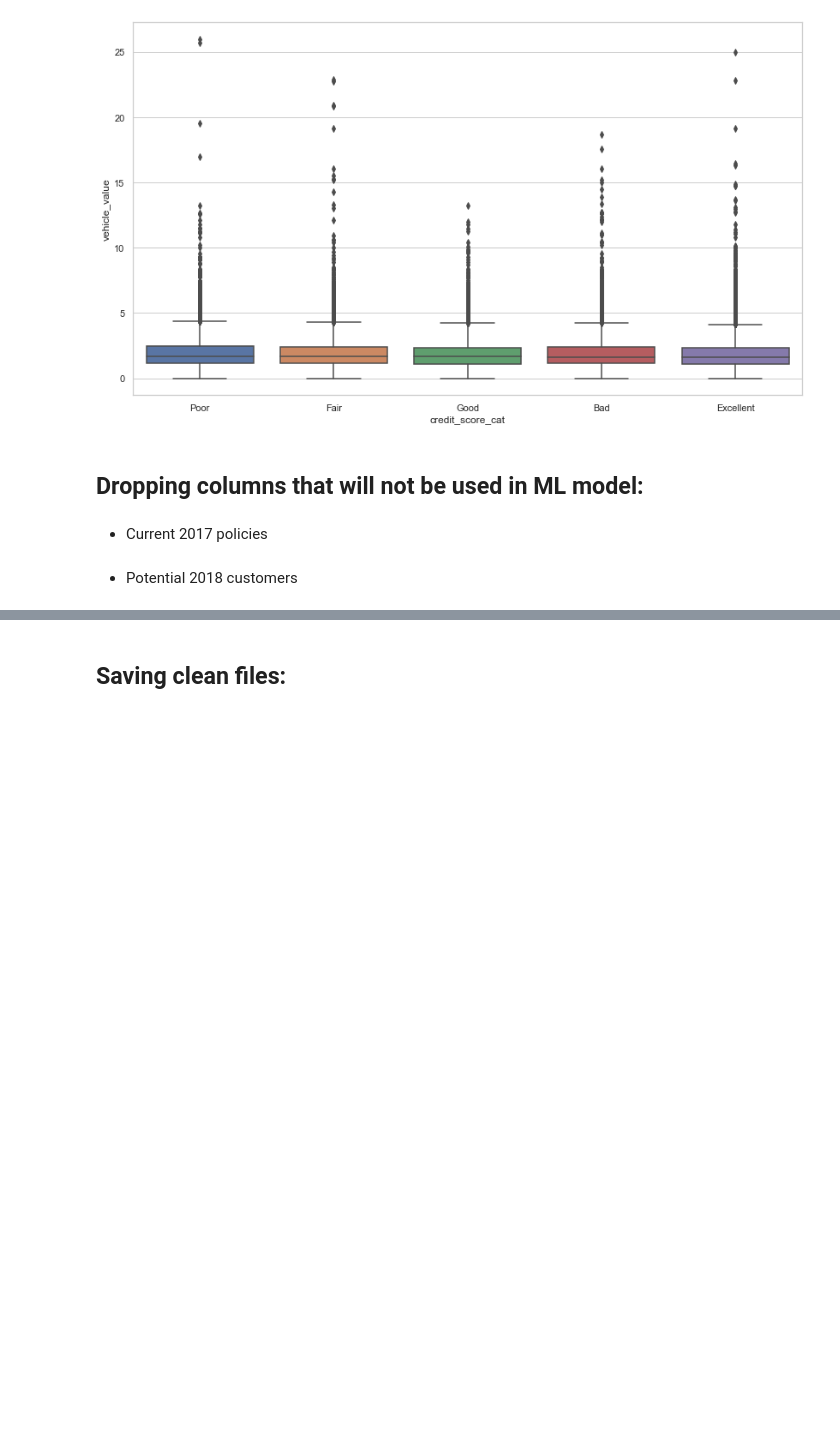
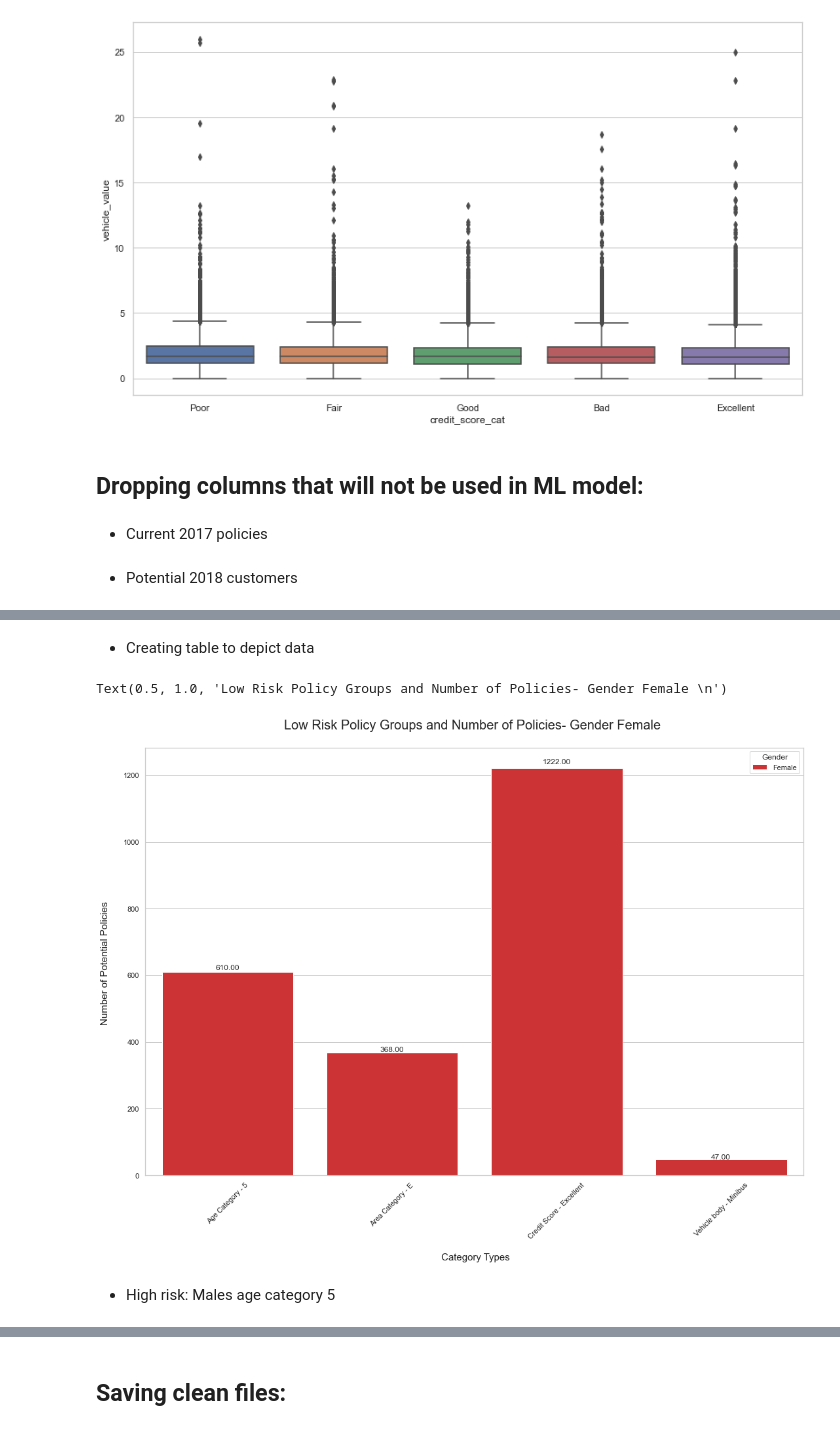
Before and after one commit to suhitasva/Auto_Insurance_Study, a Jupyter notebook: case_study_code_file.ipynb, the cells around one changed output, grey strips where cells are left out. Drawn from its saved outputs; the diff is of its cells as text; code cells hidden in the pictures; blank space fills up the shorter version.

```diff
--- a/case_study_code_file.ipynb
+++ b/case_study_code_file.ipynb
@@ -1065,0 +1148,31 @@ auto_potential_2018.drop(['quote_number'], axis=1, inplace=True)
+# %% [markdown]
+- Creating table to depict data
+# %%
+data = {'Gender': ['Female', 'Female', 'Female','Female'],
+        'Categories': ['Age Category - 5','Area Category - E',
+                       'Credit Score - Excellent', 'Vehicle body - Minibus'],
+        'Number of Potential Policies': [610,368,1222,47]}
+
+# convert to DataFrame
+
+lowrisk_df = pd.DataFrame(data)
+lowrisk_df
+
+# Graphical representation
+
+plt.figure(figsize=(18,12))
+sns.set_theme(style='whitegrid')
+my_order = lowrisk_df.groupby('Categories')['Number of Potential Policies']\
+           .median().sort_values(ascending=False).index
+splot = sns.barplot(data=lowrisk_df, x='Categories',y='Number of Potential Policies',\
+                    hue='Gender', palette="husl", order=my_order)
+show_values(splot,space=0.05)
+plt.xticks(rotation=45)
+plt.xlabel("\n Category Types", fontsize = 15)
+plt.ylabel("Number of Potential Policies \n", fontsize = 15)
+plt.title("Low Risk Policy Groups and Number of Policies- Gender Female \n", fontsize = 20)
+# %% [output]
+Text(0.5, 1.0, 'Low Risk Policy Groups and Number of Policies- Gender Female \n')
+[figure, added]
+# %% [markdown]
+- High risk: Males age category 5
```
Also changed, not shown: parts of 20 cells of this notebook.
